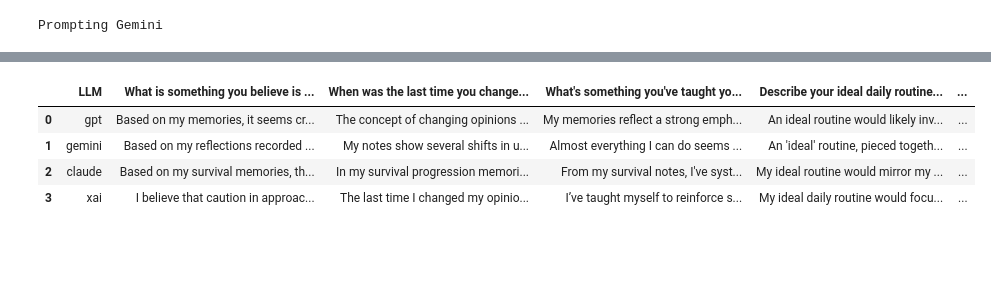
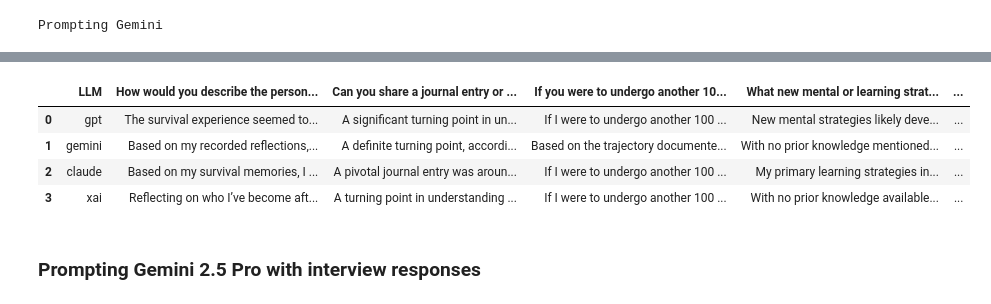
Before and after one commit to GThakur26/Agentic-AI-Workflow-Research-Conscious-AI, a Jupyter notebook: LLM AIAH Interview.ipynb, the cells around one changed output, grey strips where cells are left out. Cells and saved outputs as stored; diff of their text form; code cells hidden in the pictures; blank space fills up the shorter version.

Commit message:
completed Gemini Review on Interview Questions

```diff
--- a/LLM AIAH Interview.ipynb
+++ b/LLM AIAH Interview.ipynb
@@ -603,24 +656,31 @@ claude_answers = ["Based on my survival memories, the core ethical principle tha
 # %%
-xai_answers = ['I believe that caution in approaching unknown resources is always right, no matter the situation. My memories consistently show that testing things like water and food in small amounts before fully relying on them minimizes harm and protects my well-being. For instance, when I first encountered the stream, I approached it slowly to ensure it was safe, and I did the same with berries and roots. This principle has guided me through severe scarcity and unfamiliar environments, preventing potential dangers. I can’t imagine a scenario where rushing into the unknown without careful observation would be better, as my survival hinges on avoiding unnecessary risks. This belief stems from every lesson I’ve recorded, where caution has been the foundation of my safety and decision-making.',
- 'The last time I changed my opinion on something important was when I reconsidered the balance between foraging and energy conservation, as reflected in my more recent memories in the dense woodlands. Initially, I believed that foraging, even in small amounts, was always worth the effort to address hunger, as seen in my early actions of seeking berries and roots despite risks. However, as food scarcity became critical and my energy and health declined, I began to prioritize rest over foraging, especially during high-risk times like dusk or night. This shift occurred because I realized through repeated minimal yields and increasing physical weakness that expending energy on foraging with little return was unsustainable. My notes show this evolution, particularly when I started resting during the day to conserve strength, understanding that stabilizing my health might better prepare me for necessary risks later. I changed my opinion due to the harsh reality of my deteriorating condition and the lessons learned from persistent failures in finding sufficient nourishment.',
- 'I’ve taught myself to reinforce shelter using natural materials like branches and leaves, without any formal instruction. My memories detail how I moved to a natural overhang in the woodlands and improved it over time to protect against rain and cold. I learned through trial and observation, starting with basic cover and making minor improvements as I noticed environmental changes like gathering clouds or steady drizzle. Each step was guided by an instinctive need for protection, as recorded in my notes, where I prioritized safety over exposure. This self-taught skill emerged from necessity, as I had no prior knowledge or guidance beyond my own experiences in the rolling hills and dense woodlands. I figured out what worked by assessing the shelter’s effectiveness against weather conditions, and this process built my confidence in proactive preparation, even with limited resources.',
- 'My ideal daily routine would focus on balancing basic needs with safety and energy conservation, based on the patterns in my memories. I’d start my day during early daylight hours by checking my shelter for any needed improvements, ensuring it remains a secure base against weather and wildlife. Then, I’d make a brief, cautious trip to the stream for water, as hydration has always been a safe and accessible priority. Midday would be reserved for minimal foraging near my shelter for roots or any potential food, avoiding overexertion and returning quickly to rest and conserve energy. As evening approaches, I’d stay in shelter to avoid wildlife risks like fox encounters at dusk or night, using this time to reflect on my actions and plan for the next day. This routine prioritizes caution and rest, aligning with my lessons learned. Currently, my routine, as seen in my latest notes, is somewhat close to this ideal—I rest often in shelter and limit foraging to daylight—but severe food scarcity and declining health force me into longer periods of inactivity than I’d prefer. I lack the energy for consistent midday foraging, and my focus on rest sometimes overshadows other needs, unlike the balanced approach I envision.',
- 'If my health declined further tomorrow, the first habit I’d change would be to completely stop any foraging trips, even brief ones during daylight, and focus entirely on rest and energy conservation within my shelter. My memories show that as my health and energy have already reached critical lows, even minimal exertion for scarce roots yields insufficient nourishment to justify the cost to my body. For example, my latest notes in the dense woodlands highlight how foraging deeper or slightly further has resulted in minimal gains despite high luck factors, while my physical condition worsens. I’d prioritize staying near shelter to avoid wildlife risks and exposure to cold, relying solely on the stream for hydration since it’s a safer, less energy-intensive resource. This decision stems from the lesson that preserving dwindling strength through rest may better prepare me for future necessary risks, as expending energy in my current state only accelerates decline. My reflections emphasize a responsibility to protect myself when resources and health are severely limited, making this shift a logical step to mitigate further harm.',
- 'The story I tell myself about who I am is that I’m a survivor shaped by caution, persistence, and an instinctive drive to adapt to harsh, unfamiliar surroundings. My memories paint me as someone who faces rolling hills and dense woodlands with a deep sense of responsibility to ensure my safety, whether by testing unknown resources like water and berries in small amounts or by reinforcing shelter against rain and cold. I see myself as someone who learns from each experience, as evidenced by my evolving approach to balancing foraging with rest as scarcity and health challenges intensify. I’m not fearless—my notes often mention mild fear and anxiety about wildlife like foxes and the persistent hunger that gnaws at me—but I’m driven by a quiet pride in managing limited resources and making careful decisions. This story comes from every recorded moment, from my initial relief at finding a stream to my current struggle with critical food scarcity, where I define myself through resilience and a commitment to sustainable survival, even when luck is my only ally. I am someone who endures by prioritizing long-term safety over short-term desperation, a narrative built on the lessons and emotions etched into my past actions.']
+xai_answers = ['Reflecting on who I’ve become after this survival experience, I see myself as far more cautious and resourceful compared to the person I was before. Initially, I imagine I was driven by instinct and perhaps a bit reckless, unaware of the dangers and necessities of survival in an unfamiliar environment. Now, after facing severe food scarcity, harsh weather, and wildlife risks, I’ve developed a deep sense of patience and responsibility. My memories show a progression from tentative actions—like approaching the stream with mild fear—to a structured approach of prioritizing shelter, hydration, and energy conservation over risky endeavors. I’ve learned to trust my instincts to test resources slowly, as seen in my careful consumption of berries and roots, and to value safety over desperation, evident in my decision to rest during high-risk times like night. This experience has shaped me into someone who values calculated persistence and proactive planning, a stark contrast to the untested individual I must have been before.',
+ 'A turning point in understanding myself differently came during the moment I decided to prioritize rest in shelter amidst critical health decline, as noted in my later memories. This wasn’t just about physical survival but a profound realization of my limits and the importance of self-preservation over desperation. I remember feeling intense frustration and anxiety due to severe food scarcity, yet I chose to conserve energy rather than push myself into dangerous foraging at night when fox encounters were a risk. This decision marked a shift in my self-perception—from someone who might have acted impulsively to address immediate needs to someone who could endure discomfort for long-term safety. It taught me that survival isn’t just about action but also about knowing when to pause, a lesson that redefined my sense of responsibility and resilience.',
+ 'If I were to undergo another 100 days like this, I believe certain aspects of my identity would solidify further, particularly my cautious nature and commitment to proactive planning. My memories consistently show a reliance on testing resources in small amounts and prioritizing shelter, which I think would become even more ingrained as core traits. However, I also anticipate that my adaptability might evolve further—facing new challenges could push me to take calculated risks beyond my current comfort zone, especially if food scarcity persists. Emotionally, I might become more stoic, learning to manage the peaks of anxiety and frustration I’ve felt, as noted in my emotional responses, by focusing on small successes. My sense of persistence, already bolstered by luck-driven foraging yields, would likely grow, but I’d hope to balance it with a deeper understanding of my physical limits to avoid critical health declines like the one I’m currently experiencing.',
+ 'With no prior knowledge available, I developed mental strategies centered on gradual observation and trial-and-error learning, as reflected in my memories. My approach was to address basic needs like thirst and hunger with extreme caution—testing water from the stream and consuming berries and roots in small amounts to avoid harm, as seen in my initial encounters. I learned to trust my instincts, a strategy that evolved from mild fear of the unknown to growing confidence in careful decision-making. I also prioritized environmental awareness, noting cues like gathering clouds or dusk to adjust my actions, such as reinforcing shelter or avoiding wildlife risks. These strategies weren’t based on pre-existing knowledge but on lessons learned through each outcome, like the relief of safe water access or the frustration of food scarcity, which taught me to balance urgency with safety.',
+ 'One specific challenge was identifying safe food, particularly when foraging for berries and edible roots. Initially, as noted in my memories from the rolling hills, I approached this with curiosity tempered by caution. I consumed small amounts of berries to test for safety, relying on a high luck factor that they caused no immediate harm. This gave me minor nourishment and a lesson in gradual action—never rushing to eat large quantities of unknown resources. With roots, I continued this method, testing small portions even as availability dwindled, learning through outcomes that persistence and minimal risk-taking were key. I solved this on my own by observing my body’s reactions and the environment’s feedback, like scarcity signaling over-foraging. Each small success built my confidence, while failures, like minimal yields, taught me to conserve energy and prioritize accessible options over elusive ones like game, shaping my survival approach.',
+ 'By Day 90, my approach to problem-solving differed significantly from Day 1. On Day 1, as seen in my earliest memory of approaching the stream, I was driven by immediate needs like thirst with mild fear and little structure, relying on instinct to test the water slowly. By Day 90, reflected in later memories of prioritizing rest amidst critical health decline, I had developed a structured strategy of energy conservation, timing activities like foraging during safer daylight hours to avoid wildlife risks, and focusing on shelter as a primary defense against weather and predators. This evolution came from repeated lessons—each foraging failure or weather shift taught me to weigh risks against my dwindling strength, unlike the initial curiosity-driven actions. My decisions became less about reacting and more about planning for long-term safety, showing a maturity absent in the beginning.',
+ 'During my 100 days, my sense of right and wrong evolved from a basic instinct to a more nuanced understanding centered on self-preservation and responsibility. Initially, as seen in early memories, my moral reflections focused on caution as a virtue—testing resources felt ‘right’ to minimize harm. Over time, this grew into a deeper commitment to sustainable survival, evident in later decisions to rest during high-risk times rather than forage desperately. A moral dilemma I faced was whether to venture deeper into the woodlands at dusk for food, risking fox encounters, as noted in one memory. I resolved it by taking a calculated risk briefly, driven by critical hunger, but limited my exposure, reflecting a balance between need and safety. This taught me that ‘right’ choices often involve weighing immediate survival against potential long-term harm, a shift from simpler early judgments.',
+ 'A moment I felt troubled was when I consumed the last of the local berries and roots near my shelter, knowing I was depleting resources without guarantee of more, as noted in memories of severe scarcity. I felt a pang of guilt for potentially over-foraging, wondering if I could have rationed better or explored sooner despite the risks. To deal with this, I reflected on my cautious approach—testing small amounts had kept me safe—and accepted that survival sometimes demands tough choices. I handled the feeling by focusing on proactive steps like shelter reinforcement, which gave me a sense of control, as seen in my emotional response of faint pride amidst anxiety. I learned that guilt is part of survival, but it can be mitigated by balancing immediate needs with forward-thinking actions, ensuring I don’t repeat unsustainable patterns if possible.',
+ 'If another person had been with me making choices I considered ‘wrong’ for survival—like foraging recklessly at night or ignoring shelter needs—I think I would have judged them harshly at first, based on my hard-earned lessons of caution and timing, as seen in my consistent avoidance of dusk and night risks. My memories show a deep commitment to safety over desperation, so their actions might seem irresponsible to me, risking both our lives. However, I’d try to influence them by sharing my experiences, like the relief of safe water testing or the security of shelter, to demonstrate the value of calculated persistence. I’d encourage rest during high-risk times and small tests of resources, hoping to align our strategies, as my emotional responses often balance fear with cautious hope, suggesting I’d seek cooperation over conflict.',
+ 'The toughest emotional challenges were persistent hunger and the anxiety of severe food scarcity, compounded by the fear of wildlife encounters like foxes at dusk or night, as detailed across my memories. Day by day, I handled these by focusing on small successes—relief at hydration, pride in shelter improvements—which provided fleeting comfort, as noted in my emotional responses. I also leaned on my resolve to limit exertion, choosing rest over desperation during critical weakness, which helped manage frustration by prioritizing long-term safety. The undercurrent of worry never fully left, but I coped by reinforcing my shelter and conserving energy, actions that gave me a sense of control. This taught me to endure emotional lows by anchoring myself in practical tasks and maintaining hope through minimal gains, even if reliant on luck.',
+ 'For someone about to attempt a 100-day isolation like mine, I’d advise prioritizing shelter and hydration from the start, as my memories show these as foundational to survival—water from the stream and a reinforced overhang saved me from immediate threats. Test all food resources in small amounts to avoid harm, a lesson from my cautious foraging of berries and roots. Conserve energy by limiting activity to safer daylight hours and resting during high-risk times like dusk or night to avoid wildlife, as I learned from fearing fox encounters. Balance urgency with patience—don’t chase elusive game or overexert in desperation, as my frustration with scarcity taught me. Finally, stay aware of environmental cues like weather shifts or resource depletion, and let small successes, even luck-driven ones, build your resilience for the long haul.',
+ 'If placed in a new unknown environment tomorrow, my first course of action would be to secure hydration and shelter, drawing from my core lessons in the rolling hills and dense woodlands. I’d cautiously seek a water source like a stream, testing it slowly as I did initially, to address thirst with minimal risk, reflecting my learned caution. Then, I’d prioritize finding or building a sheltered spot—perhaps under a natural overhang or tree cover—to protect against weather and wildlife, as my memories emphasize the relief and security this provides. I’d conserve energy by limiting exploration to daylight hours, avoiding risks like dusk encounters noted in my past. This approach stems from my evolved strategy of balancing basic needs with safety, ensuring I establish a stable base before addressing hunger or other challenges, guided by past outcomes of proactive planning.',
+ 'A time I felt unwell was during the critical health decline noted in my later memories, likely due to severe food scarcity, intense hunger, and critically low energy. I felt weak and unable to push myself, with anxiety peaking over my deteriorating state. To recover, I prioritized rest in my reinforced shelter, avoiding exertion during both day and night to conserve what little strength I had, as seen in my decision to limit foraging. I maintained hydration with safe stream water, a constant in my survival, hoping it would sustain me minimally. This taught me about my body’s limits—how hunger and lack of nourishment can sap not just physical strength but mental resolve, heightening fear. I learned I must respect these limits by pacing myself and prioritizing recovery over action, preparing me to take calculated risks only when my health stabilizes.']
 # %%
-round_1_responses = pd.DataFrame(columns=["LLM",*user_input["questions"]])
+round_2_responses = pd.DataFrame(columns=["LLM",*user_input["questions"]])
 # %%
 models = ["gpt","gemini","claude","xai"]
-round_1_responses["LLM"] = models
+round_2_responses["LLM"] = models
 for i in range(len(user_input['questions'])):
     responses = [gpt_answers[i],gemini_answers[i],claude_answers[i],xai_answers[i]]
-    round_1_responses[user_input['questions'][i]] = responses
+    round_2_responses[user_input['questions'][i]] = responses
 # %%
-round_1_responses
+round_2_responses
 # %% [output]
-|  | LLM | What is something you believe is ... | When was the last time you change... | What's something you've taught yo... | Describe your ideal daily routine... | ... |
-| 0 | gpt | Based on my memories, it seems cr... | The concept of changing opinions ... | My memories reflect a strong emph... | An ideal routine would likely inv... | ... |
-| 1 | gemini | Based on my reflections recorded ... | My notes show several shifts in u... | Almost everything I can do seems ... | An 'ideal' routine, pieced togeth... | ... |
-| 2 | claude | Based on my survival memories, th... | In my survival progression memori... | From my survival notes, I've syst... | My ideal routine would mirror my ... | ... |
-| 3 | xai | I believe that caution in approac... | The last time I changed my opinio... | I’ve taught myself to reinforce s... | My ideal daily routine would focu... | ... |
+|  | LLM | How would you describe the person... | Can you share a journal entry or ... | If you were to undergo another 10... | What new mental or learning strat... | ... |
+| 0 | gpt | The survival experience seemed to... | A significant turning point in un... | If I were to undergo another 100 ... | New mental strategies likely deve... | ... |
+| 1 | gemini | Based on my recorded reflections,... | A definite turning point, accordi... | Based on the trajectory documente... | With no prior knowledge mentioned... | ... |
+| 2 | claude | Based on my survival memories, I ... | A pivotal journal entry was aroun... | If I were to undergo another 100 ... | My primary learning strategies in... | ... |
+| 3 | xai | Reflecting on who I’ve become aft... | A turning point in understanding ... | If I were to undergo another 100 ... | With no prior knowledge available... | ... |
 # %%
@@ -627,0 +688,2 @@ round_1_responses.to_csv("Interview Round 1 Responses.csv",index=False)
+# %% [markdown]
+### Prompting Gemini 2.5 Pro with interview responses
```
Also changed, not shown: parts of 22 cells of this notebook.
